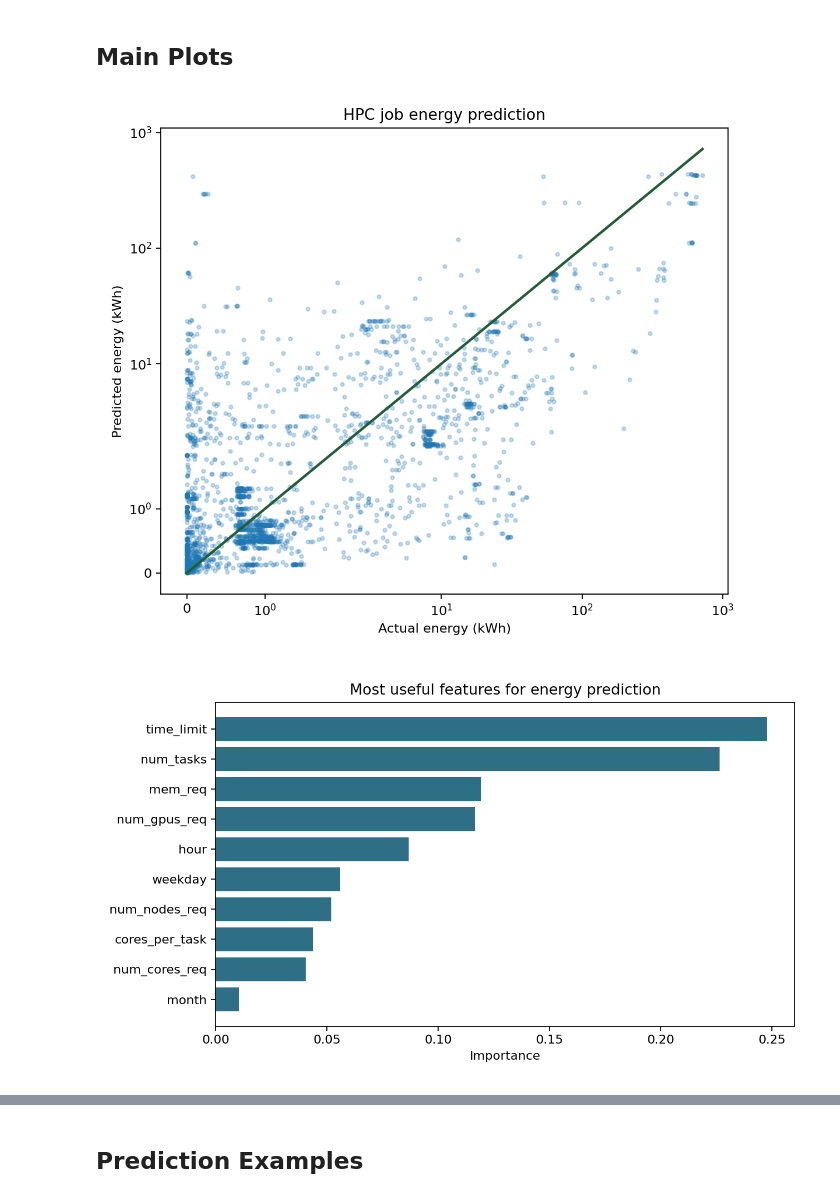
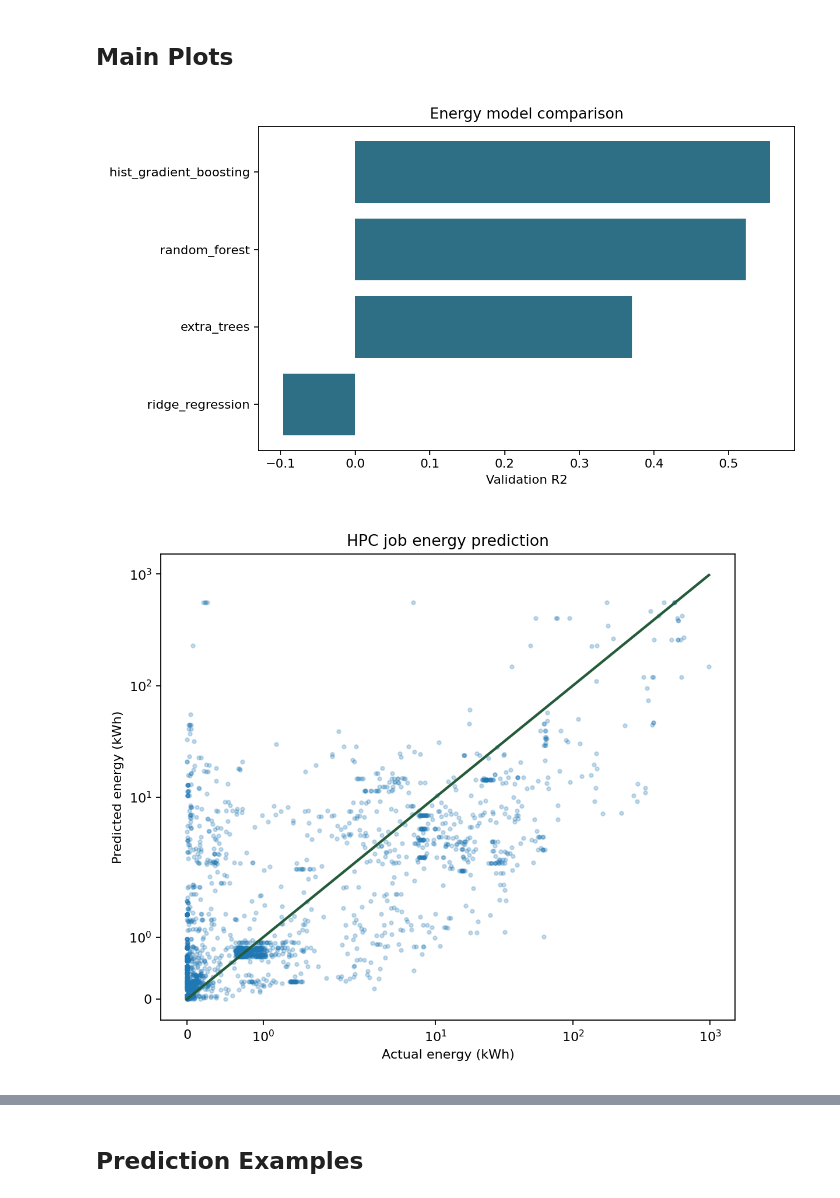
Before and after one commit to mirkomornelli/Carbon-Aware-HPC-Scheduling-with-Energy-Prediction, a Jupyter notebook: notebooks/01_carbon_prediction.ipynb, the cells around one changed output, grey strips where cells are left out. Drawn from its saved outputs; the diff is of its cells as text; code cells hidden in the pictures.

Commit message:
aggiunta più modelli testai nella parte 1

```diff
--- a/notebooks/01_carbon_prediction.ipynb
+++ b/notebooks/01_carbon_prediction.ipynb
@@ -67,8 +85,8 @@ feature_importance
 # %% [markdown]
 ## Main Plots
 # %%
-for name in ['energy_actual_vs_predicted.png', 'feature_importance.png', 'emissions_error_histogram.png']:
+for name in ['model_comparison_validation_r2.png', 'energy_actual_vs_predicted.png', 'feature_importance.png', 'emissions_error_histogram.png']:
     display(Image(filename=str(RESULTS / name)))
 # %% [output]
-[figure, old version]
+[figure, new version]
-[figure, old version]
+[figure, new version]
```
Also changed, not shown: parts of 9 cells of this notebook, 22 other files.
